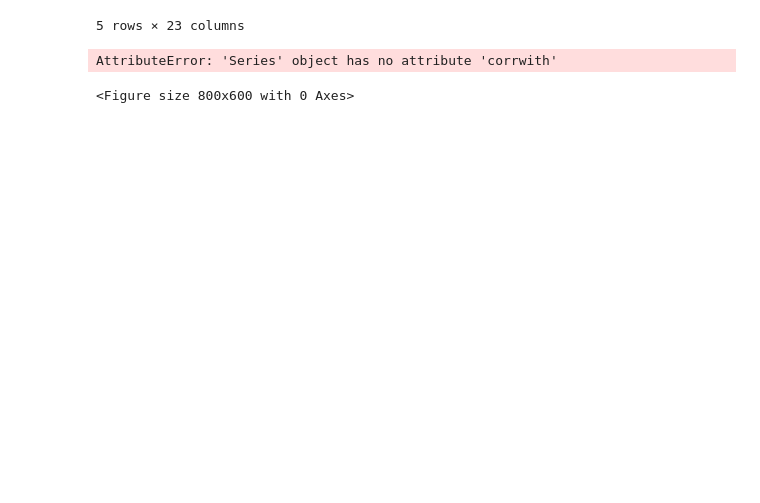
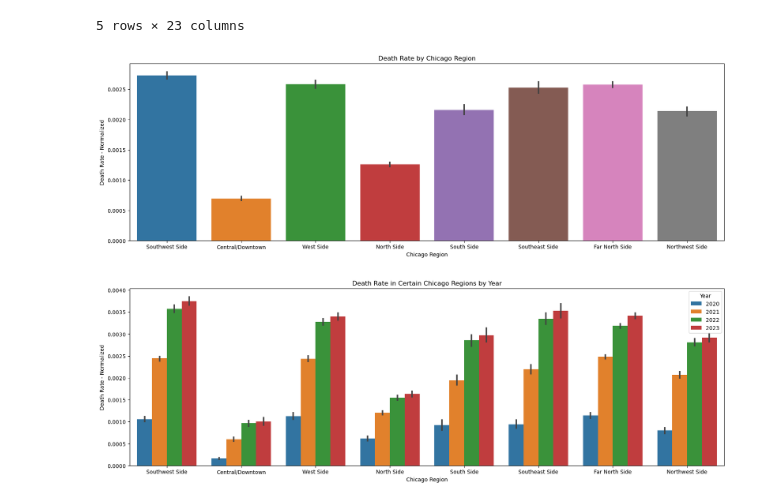
Before and after one commit to miriammei/JKMN-no-L-s-, a Jupyter notebook: MiriamCode.ipynb, the cells around one changed output. Cells and saved outputs as stored; diff of their text form; code cells hidden in the pictures; blank space fills up the shorter version.

```diff
--- a/MiriamCode.ipynb
+++ b/MiriamCode.ipynb
@@ -30,8 +30,12 @@ southwest side (far southwest + southwest) \
 northwest side \
 far north side
 # %%
+# data cleaning
 i = data.loc[data['ZIP Code'] == 'Unknown'].index
 data = data.drop(i)
 data['ZIP Code'] = pd.to_numeric(data['ZIP Code'])
+data = data.dropna()
 
-data['Death Rate - Normalized'] = data['Deaths - Cumulative'] / data['Population']
+# 60666 is the airport's ZIP Code
+j = data.loc[data['ZIP Code'] == 60666].index
+data = data.drop(j)
@@ -62,12 +45,17 @@ Name: ZIP Code, dtype: int64
 # %%
-south_side = [60616, 60653, 60615, 60649, 60637]
+central_downtown = [60601,60602,60603,60604,60605,60606,60607,60611,60610,60642,60661,60654]
+far_north_side = [60626,60645,60659,60660,60646,60631,60656,60640,60625,60630]
+south_side = [60616, 60653, 60615, 60649, 60637,60827]
 southwest_side = [60609, 60621, 60636, 60632, 60629, 60638, 60652, 60620, 60655, 60643]
 southeast_side = [60619, 60617, 60628, 60633]
-central_downtown = [60601,60602,60603,60604,60605,60606,60607,60611,60610,60642,60661,60654]
-far_north_side = [60626,60645,60659,60660,60646,60631,60656,60640,60625,60630]
 north_side = [60614,60657,60613,60618,60647]
 northwest_side = [60641,60634,60707,60639,60622]
 west_side = [60608,60651,60644,60622,60612,60624,60623]
+
+
+regions = {'Central/Downtown': central_downtown, 'Far North Side': far_north_side, 'South Side': south_side, \
+           'Southwest Side': southwest_side, 'Southeast Side': southeast_side, 'North Side': north_side, \
+           'Northwest Side': northwest_side, 'West Side': west_side}
 # %%
 data['Chicago Region'] = data['ZIP Code'].apply(lambda x: 'Central/Downtown' if x in central_downtown else \
                                                'Far North Side' if x in far_north_side else \
@@ -87,16 +75,20 @@ data.head()
 | 3 | 60632 | 49 | 11/29/2020 | 12/05/2020 | 615.0 | 9447.0 | 676.0 | ... |
 | 4 | 60632 | 50 | 12/06/2020 | 12/12/2020 | 581.0 | 10028.0 | 638.0 | ... |
 5 rows × 23 columns
-# %%
-#deathrate_correlation = data[['Chicago Region', 'Death Rate - Normalized']].corrwith()
-
-# correlation = df[['Region_Code', 'Death Rate']].corr()
-
-# Create a heatmap using Seaborn
-plt.figure(figsize=(8, 6))
-#sns.heatmap(deathrate_correlation)
-
-sns.heatmap(data['Death Rate - Normalized'].corrwith(numeric_only = True))
-# %% [output]
-AttributeError: 'Series' object has no attribute 'corrwith'
-<Figure size 800x600 with 0 Axes>
+# %%
+data['Week Start'] = pd.to_datetime(data['Week Start'])
+data['Week End'] = pd.to_datetime(data['Week End'])
+data['Year'] = data['Week Start'].dt.year
+
+plt.figure(figsize = (20, 6))
+sns.barplot(data = data, x = 'Chicago Region', y = 'Death Rate - Normalized')
+plt.title('Death Rate by Chicago Region')
+plt.show()
+
+plt.figure(figsize = (20, 6))
+sns.barplot(data = data, x = 'Chicago Region', y = 'Death Rate - Normalized', hue = 'Year')
+plt.title('Death Rate in Certain Chicago Regions by Year')
+plt.show()
+# %% [output]
+[figure, added]
+[figure, added]
```
Also changed, not shown: parts of 8 cells of this notebook.
